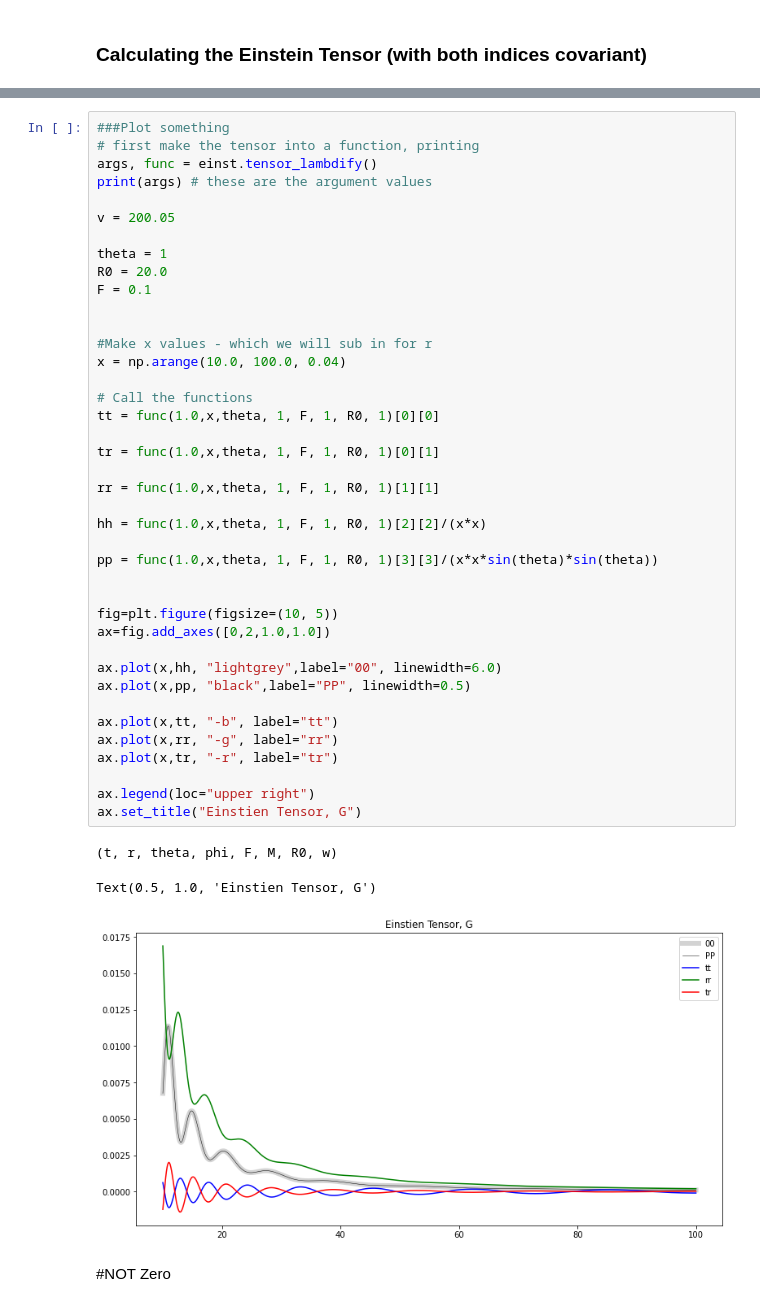
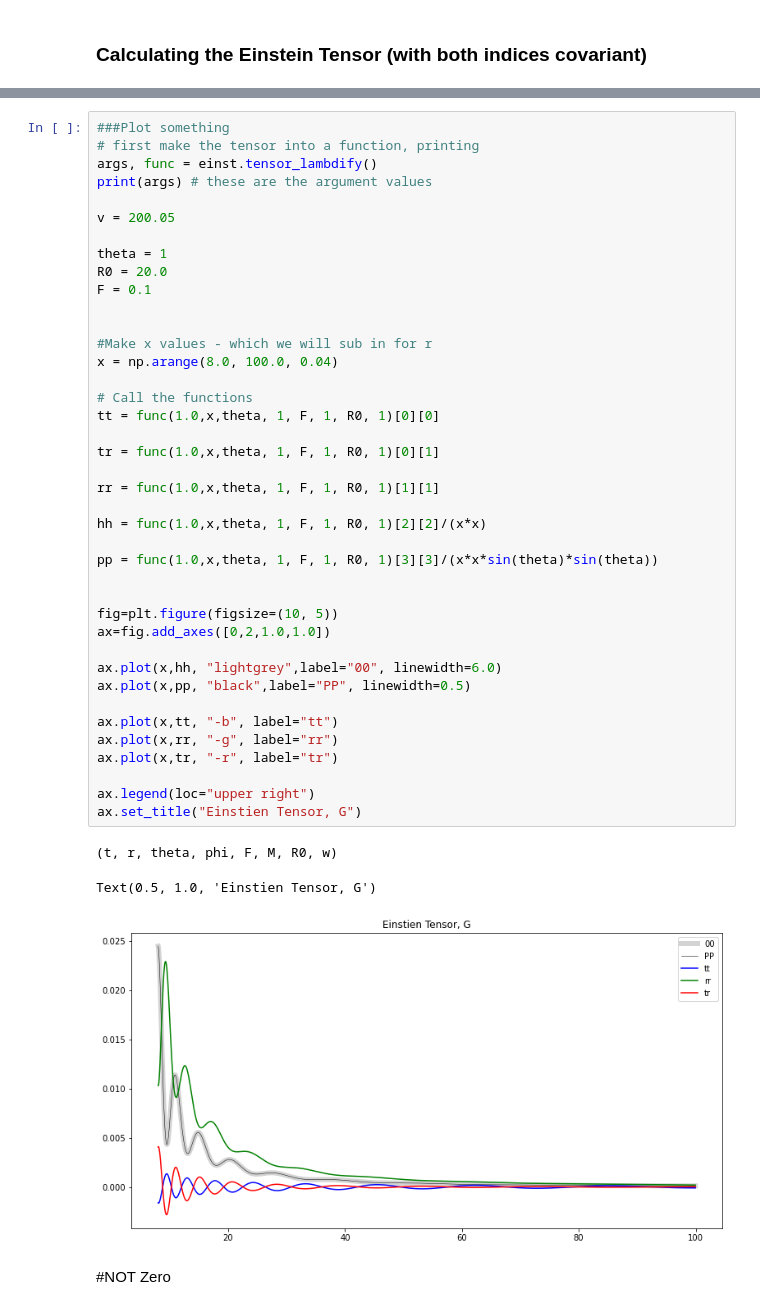
Before and after one commit to tomandersen/jupyter, a Jupyter notebook: nonlocal-debroglie/Schwarschild-TVary-expanding-Copy1.ipynb, the cells around one changed output, grey strips where cells are left out. Cells and saved outputs as stored; diff of their text form.

```diff
--- a/nonlocal-debroglie/Schwarschild-TVary-expanding-Copy1.ipynb
+++ b/nonlocal-debroglie/Schwarschild-TVary-expanding-Copy1.ipynb
@@ -81,36 +84,36 @@ F = 0.1
 
 
 #Make x values - which we will sub in for r
-x = np.arange(10.0, 100.0, 0.04)
+x = np.arange(8.0, 100.0, 0.04)
 
 # Call the functions
 tt = func(1.0,x,theta, 1, F, 1, R0, 1)[0][0]
 
 tr = func(1.0,x,theta, 1, F, 1, R0, 1)[0][1]
 
 rr = func(1.0,x,theta, 1, F, 1, R0, 1)[1][1]
 
 hh = func(1.0,x,theta, 1, F, 1, R0, 1)[2][2]/(x*x)
 
 pp = func(1.0,x,theta, 1, F, 1, R0, 1)[3][3]/(x*x*sin(theta)*sin(theta))
 
 
 fig=plt.figure(figsize=(10, 5))
 ax=fig.add_axes([0,2,1.0,1.0])
 
 ax.plot(x,hh, "lightgrey",label="00", linewidth=6.0)
 ax.plot(x,pp, "black",label="PP", linewidth=0.5)
 
 ax.plot(x,tt, "-b", label="tt")
 ax.plot(x,rr, "-g", label="rr")
 ax.plot(x,tr, "-r", label="tr")
 
 ax.legend(loc="upper right")
 ax.set_title("Einstien Tensor, G")
 # %% [output]
 (t, r, theta, phi, F, M, R0, w)
 Text(0.5, 1.0, 'Einstien Tensor, G')
-[figure, old version]
+[figure, new version]
 # %% [markdown]
 #NOT Zero
 # %%
```
Also changed, not shown: parts of 1 cell of this notebook.
